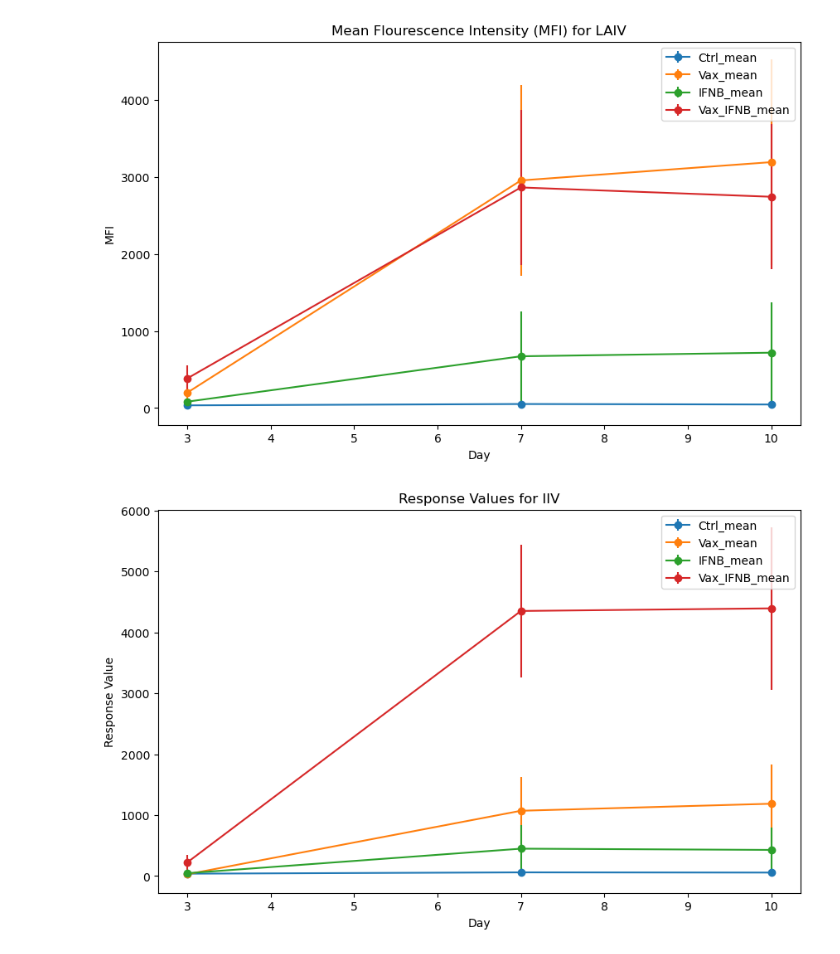
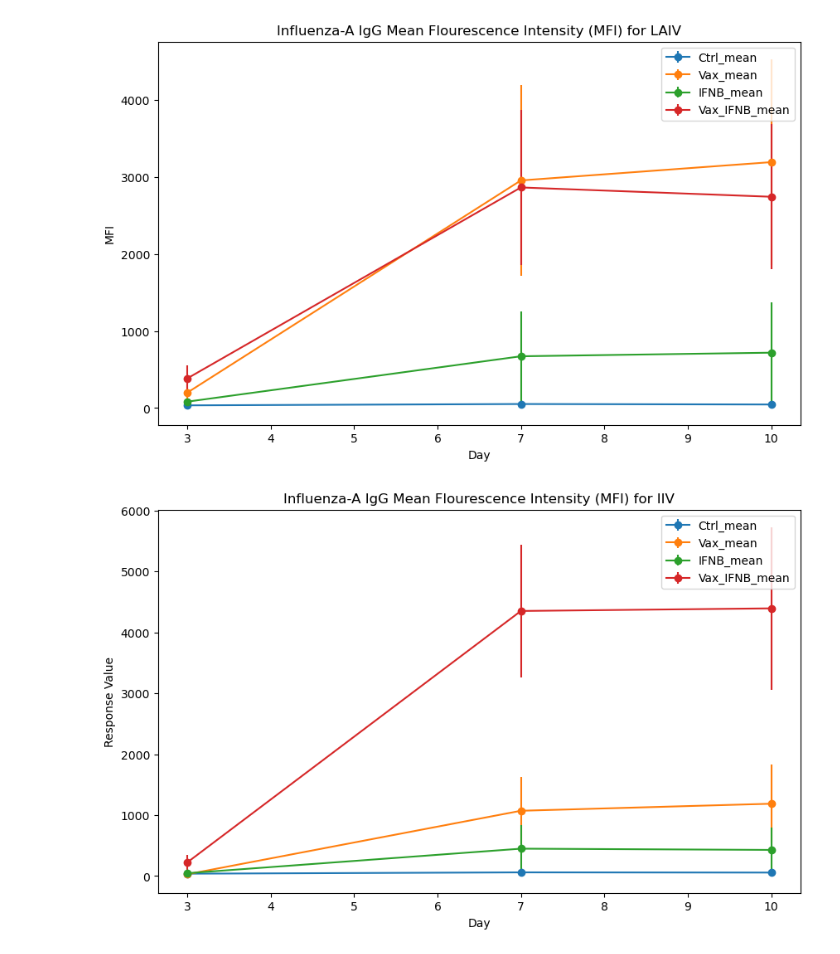
Before and after one commit to alexcessna/Bio165_FinalProject, a Jupyter notebook: project_data/InfluenzaA_Analysis.ipynb, the cells around one changed output. Saved outputs shown, nothing was run; the diff lists cells and outputs as text; code cells hidden in the pictures.

```diff
--- a/project_data/InfluenzaA_Analysis.ipynb
+++ b/project_data/InfluenzaA_Analysis.ipynb
@@ -69,24 +69,24 @@ plt.errorbar(laiv_data['day_'], laiv_data["Vax_IFNB_mean"], yerr=laiv_data["Vax_
 
 plt.xlabel('Day')
 plt.ylabel('MFI')
-plt.title('Mean Flourescence Intensity (MFI) for LAIV')
+plt.title('Influenza-A IgG Mean Flourescence Intensity (MFI) for LAIV')
 plt.legend()
 plt.show()
 # %% [output]
-[figure, old version]
+[figure, new version]
 # %%
 # Plot for IIV
 plt.figure(figsize=(10, 6))
 
 plt.errorbar(iiv_data['day_'], iiv_data["Ctrl_mean"], yerr=iiv_data["Ctrl_sem"], label="Ctrl_mean", marker="o")
 plt.errorbar(iiv_data['day_'], iiv_data["Vax_mean"],yerr=iiv_data["Vax_sem"], label="Vax_mean", marker="o")
 plt.errorbar(iiv_data['day_'], iiv_data["IFNB_mean"], yerr=iiv_data["IFNB_sem"],label="IFNB_mean", marker="o")
 plt.errorbar(iiv_data['day_'], iiv_data["Vax_IFNB_mean"], yerr=iiv_data["Vax_IFNB_sem"],label="Vax_IFNB_mean", marker="o")
 
 plt.xlabel('Day')
 plt.ylabel('Response Value')
-plt.title('Response Values for IIV')
+plt.title('Influenza-A IgG Mean Flourescence Intensity (MFI) for IIV')
 plt.legend()
 plt.show()
 # %% [output]
-[figure, old version]
+[figure, new version]
```
Also changed, not shown: 1 other file.
